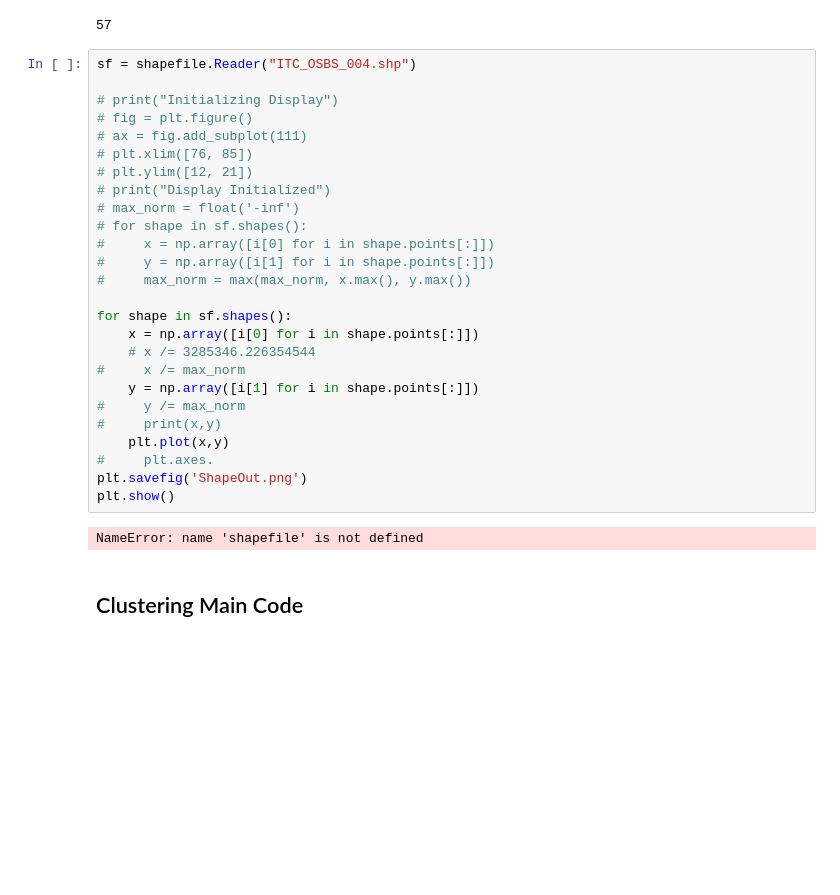
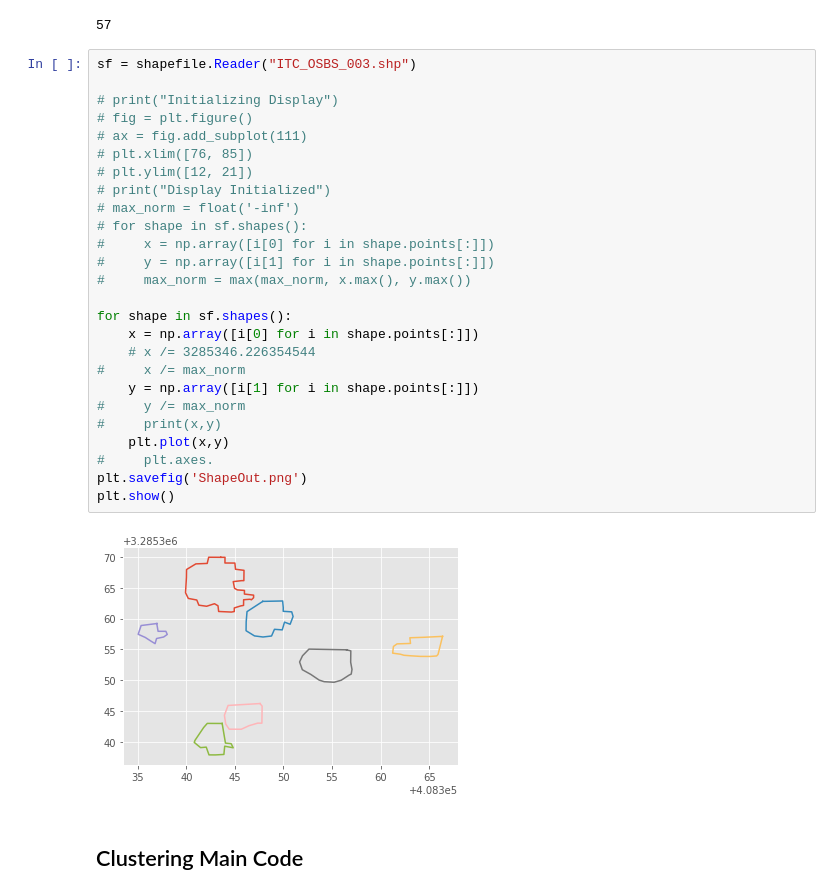
Before and after one commit to rachit-ranjan16/CrownSeg, a Jupyter notebook: Segmentation through Clustering.ipynb, the cells around one changed output. Saved outputs shown, nothing was run; the diff lists cells and outputs as text; blank space fills up the shorter version.

```diff
--- a/Segmentation through Clustering.ipynb
+++ b/Segmentation through Clustering.ipynb
@@ -156,33 +162,33 @@ len(noise_flags[noise_flags == 1])
 # %% [output]
 57
 # %%
-sf = shapefile.Reader("ITC_OSBS_004.shp")
+sf = shapefile.Reader("ITC_OSBS_003.shp")
 
 # print("Initializing Display")
 # fig = plt.figure()
 # ax = fig.add_subplot(111)
 # plt.xlim([76, 85])
 # plt.ylim([12, 21])
 # print("Display Initialized")
 # max_norm = float('-inf')
 # for shape in sf.shapes():
 #     x = np.array([i[0] for i in shape.points[:]])
 #     y = np.array([i[1] for i in shape.points[:]])
 #     max_norm = max(max_norm, x.max(), y.max())
 
 for shape in sf.shapes():
     x = np.array([i[0] for i in shape.points[:]])
     # x /= 3285346.226354544
 #     x /= max_norm
     y = np.array([i[1] for i in shape.points[:]])
 #     y /= max_norm
 #     print(x,y)
     plt.plot(x,y)
 #     plt.axes.
 plt.savefig('ShapeOut.png')
 plt.show()
 # %% [output]
-NameError: name 'shapefile' is not defined
+[figure, added]
 # %% [markdown]
 ## Clustering Main Code
 # %%
```
Also changed, not shown: parts of 11 cells of this notebook, 5 other files.
